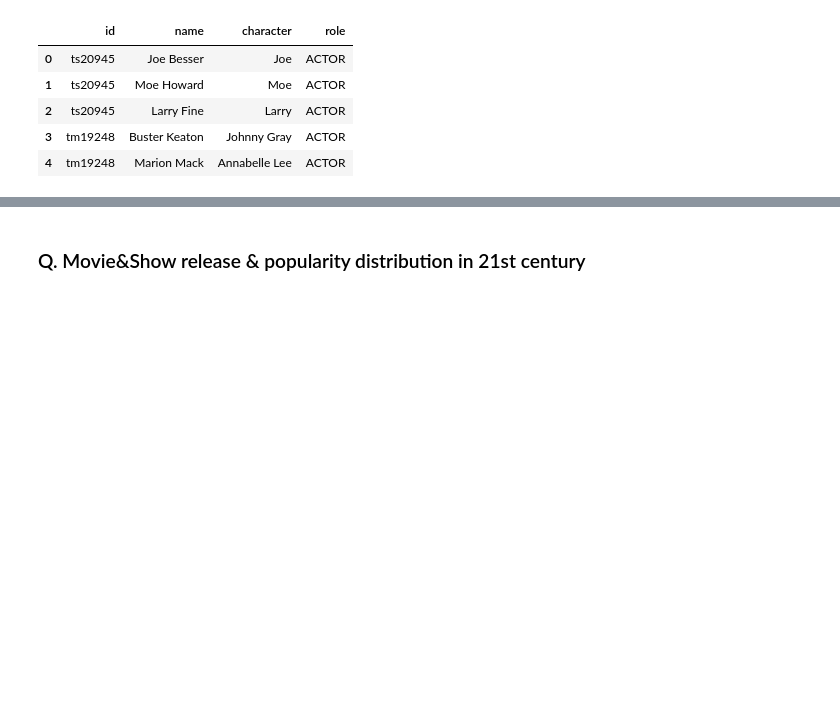
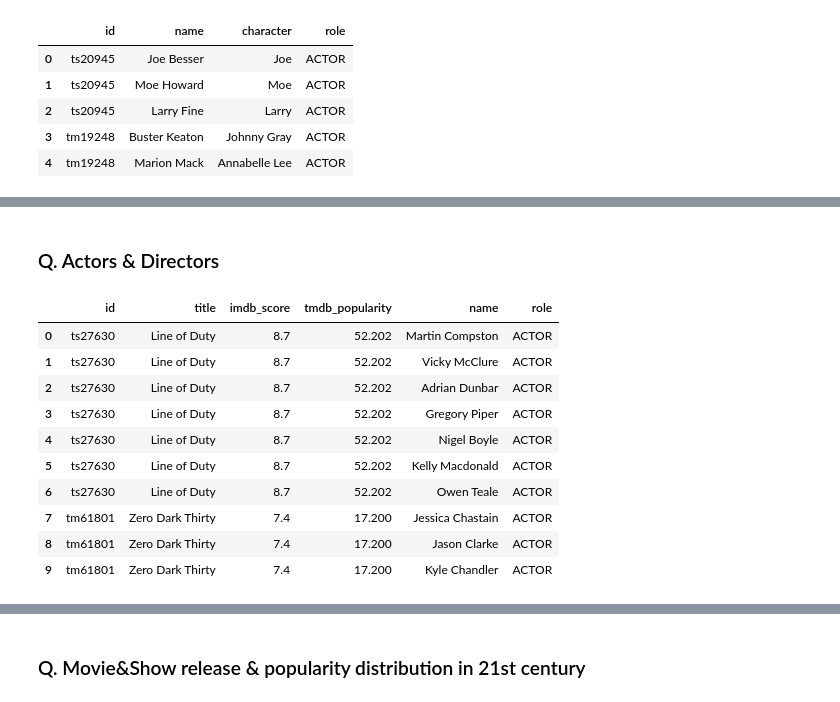
Before and after one commit to quytrungg/Group1_Final_Project_CSC17104, a Jupyter notebook: phase_3_data_analysis/data_analysis.ipynb, the cells around one changed output, grey strips where cells are left out. Saved outputs shown, nothing was run; the diff lists cells and outputs as text; code cells hidden in the pictures; blank space fills up the shorter version.

```diff
--- a/phase_3_data_analysis/data_analysis.ipynb
+++ b/phase_3_data_analysis/data_analysis.ipynb
@@ -49,3 +49,20 @@ df_data.head()
 | 2 | ts20945 | The Three Stooges | SHOW | 1934 | TV-PG | 19 | comedy, family, animation, action... | US | ... |
 | 3 | tm19248 | The General | MOVIE | 1926 | NONE | 78 | action, drama, war, western, come... | US | ... |
 | 4 | tm19248 | The General | MOVIE | 1926 | NONE | 78 | action, drama, war, western, come... | US | ... |
+# %% [markdown]
+### Q. Actors & Directors
+# %%
+role_data = df_data[df_data['release_year'] >= 2012].loc[:, ['id', 'title', 'imdb_score','tmdb_popularity', 'name', 'role']].drop_duplicates().dropna().reset_index(drop=True)
+role_data.head(10)
+# %% [output]
+|  | id | title | imdb_score | tmdb_popularity | name | role |
+| 0 | ts27630 | Line of Duty | 8.7 | 52.202 | Martin Compston | ACTOR |
+| 1 | ts27630 | Line of Duty | 8.7 | 52.202 | Vicky McClure | ACTOR |
+| 2 | ts27630 | Line of Duty | 8.7 | 52.202 | Adrian Dunbar | ACTOR |
+| 3 | ts27630 | Line of Duty | 8.7 | 52.202 | Gregory Piper | ACTOR |
+| 4 | ts27630 | Line of Duty | 8.7 | 52.202 | Nigel Boyle | ACTOR |
+| 5 | ts27630 | Line of Duty | 8.7 | 52.202 | Kelly Macdonald | ACTOR |
+| 6 | ts27630 | Line of Duty | 8.7 | 52.202 | Owen Teale | ACTOR |
+| 7 | tm61801 | Zero Dark Thirty | 7.4 | 17.200 | Jessica Chastain | ACTOR |
+| 8 | tm61801 | Zero Dark Thirty | 7.4 | 17.200 | Jason Clarke | ACTOR |
+| 9 | tm61801 | Zero Dark Thirty | 7.4 | 17.200 | Kyle Chandler | ACTOR |
```
Also changed, not shown: parts of 21 cells of this notebook.
